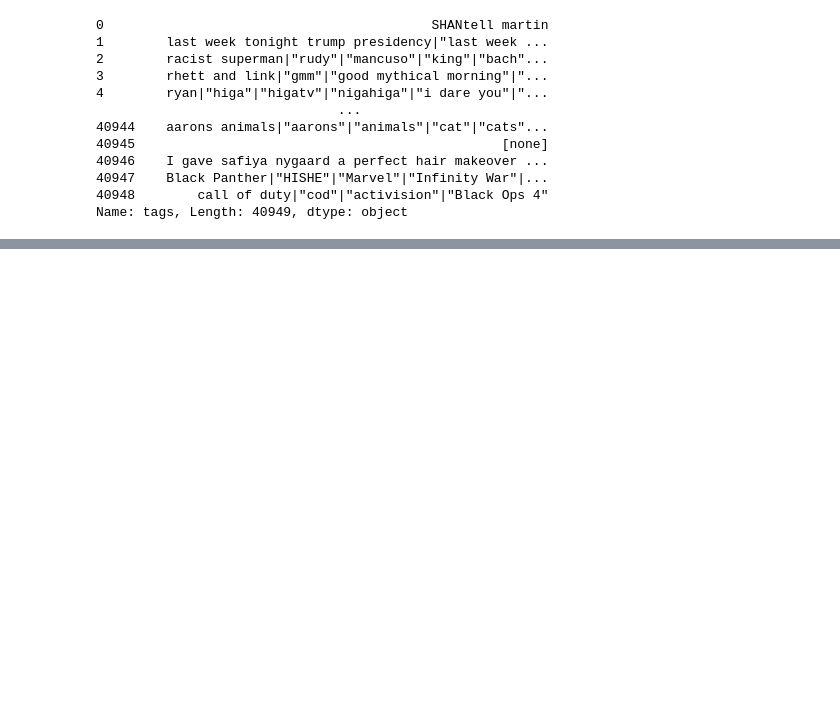
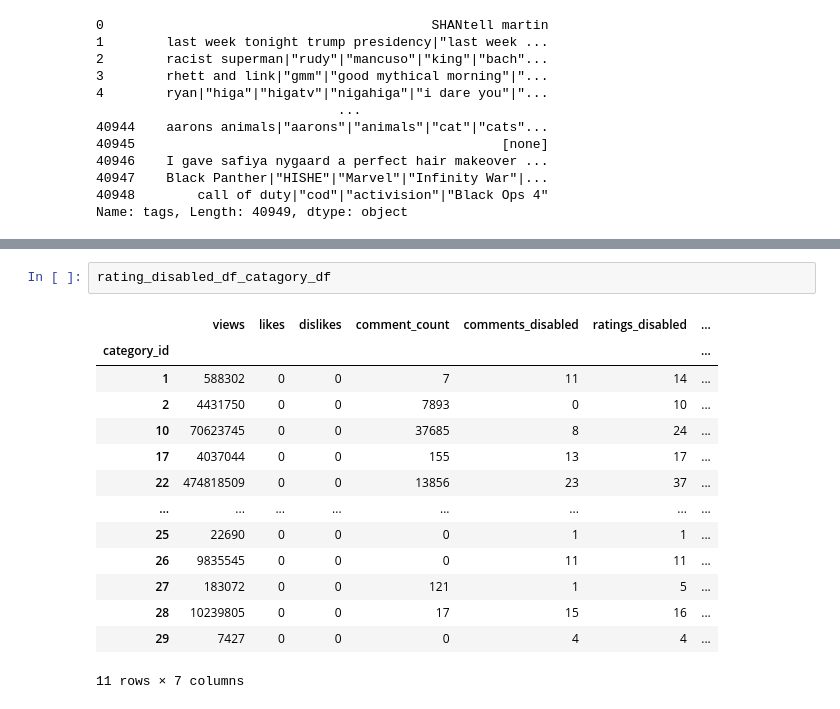
Before and after one commit to Cpizzle1/youtube-trends-topic-modeling-nlp, a Jupyter notebook: notebooks/youtube_eda.ipynb, the cells around one changed output, grey strips where cells are left out. Cells and saved outputs as stored; diff of their text form; blank space fills up the shorter version.

```diff
--- a/notebooks/youtube_eda.ipynb
+++ b/notebooks/youtube_eda.ipynb
@@ -1112,0 +1211,17 @@ len(vocabulary)
+# %%
+rating_disabled_df_catagory_df
+# %% [output]
+|  | views | likes | dislikes | comment_count | comments_disabled | ratings_disabled | ... |
+| category_id |  |  |  |  |  |  | ... |
+| 1 | 588302 | 0 | 0 | 7 | 11 | 14 | ... |
+| 2 | 4431750 | 0 | 0 | 7893 | 0 | 10 | ... |
+| 10 | 70623745 | 0 | 0 | 37685 | 8 | 24 | ... |
+| 17 | 4037044 | 0 | 0 | 155 | 13 | 17 | ... |
+| 22 | 474818509 | 0 | 0 | 13856 | 23 | 37 | ... |
+| ... | ... | ... | ... | ... | ... | ... | ... |
+| 25 | 22690 | 0 | 0 | 0 | 1 | 1 | ... |
+| 26 | 9835545 | 0 | 0 | 0 | 11 | 11 | ... |
+| 27 | 183072 | 0 | 0 | 121 | 1 | 5 | ... |
+| 28 | 10239805 | 0 | 0 | 17 | 15 | 16 | ... |
+| 29 | 7427 | 0 | 0 | 0 | 4 | 4 | ... |
+11 rows × 7 columns
```
Also changed, not shown: parts of 15 cells of this notebook, 12 other files.
